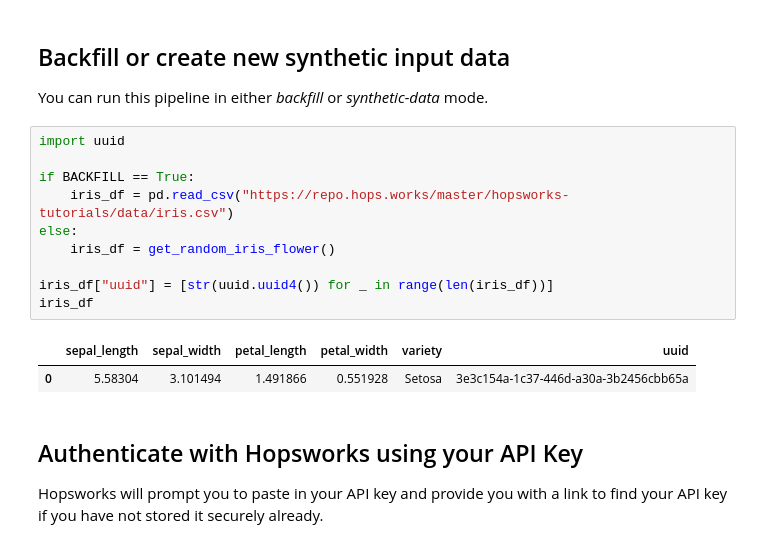
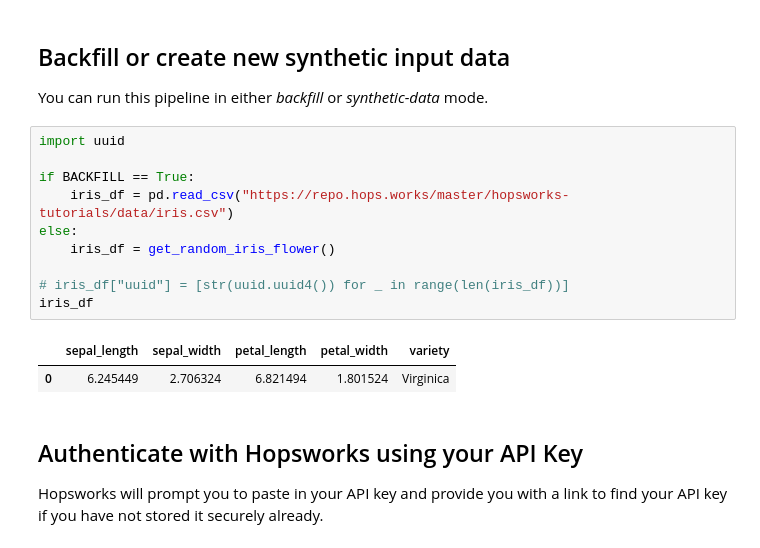
Before and after one commit to chimaOkwuokei/serverless-ml, a Jupyter notebook: src/iris-flower-classification/iris-feature-pipeline.ipynb, the cells around one changed output. Drawn from its saved outputs; the diff is of its cells as text.

```diff
--- a/src/iris-flower-classification/iris-feature-pipeline.ipynb
+++ b/src/iris-flower-classification/iris-feature-pipeline.ipynb
@@ -82,16 +82,16 @@ You can run this pipeline in either *backfill* or *synthetic-data* mode.
 # %%
 import uuid
 
 if BACKFILL == True:
     iris_df = pd.read_csv("https://repo.hops.works/master/hopsworks-tutorials/data/iris.csv")
 else:
     iris_df = get_random_iris_flower()
 
-iris_df["uuid"] = [str(uuid.uuid4()) for _ in range(len(iris_df))]
+# iris_df["uuid"] = [str(uuid.uuid4()) for _ in range(len(iris_df))]
 iris_df
 # %% [output]
-|  | sepal_length | sepal_width | petal_length | petal_width | variety | uuid |
-| 0 | 5.58304 | 3.101494 | 1.491866 | 0.551928 | Setosa | 3e3c154a-1c37-446d-a30a-3b2456cbb65a |
+|  | sepal_length | sepal_width | petal_length | petal_width | variety |
+| 0 | 6.245449 | 2.706324 | 6.821494 | 1.801524 | Virginica |
 # %% [markdown]
 ## Authenticate with Hopsworks using your API Key
 
```
Also changed, not shown: parts of 2 cells of this notebook, 4 other files.
